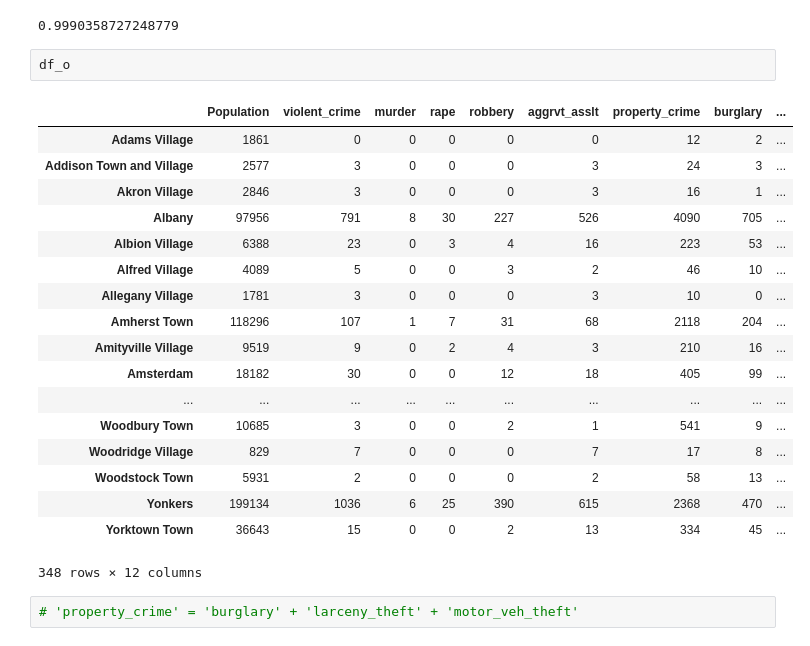
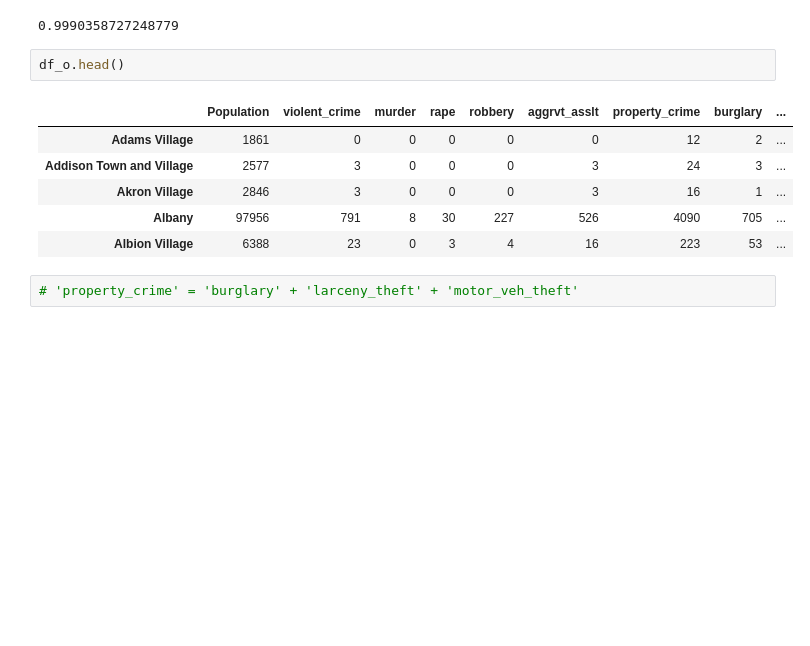
Before and after one commit to ryanlee213/exercises, a Jupyter notebook: ucr_fbi_1.ipynb, the cells around one changed output. Saved outputs shown, nothing was run; the diff lists cells and outputs as text; blank space fills up the shorter version.

```diff
--- a/ucr_fbi_1.ipynb
+++ b/ucr_fbi_1.ipynb
@@ -286,26 +286,14 @@ lm.rsquared
 # %% [output]
 0.9990358727248779
 # %%
-df_o
+df_o.head()
 # %% [output]
 |  | Population | violent_crime | murder | rape | robbery | aggrvt_asslt | property_crime | burglary | ... |
 | Adams Village | 1861 | 0 | 0 | 0 | 0 | 0 | 12 | 2 | ... |
 | Addison Town and Village | 2577 | 3 | 0 | 0 | 0 | 3 | 24 | 3 | ... |
 | Akron Village | 2846 | 3 | 0 | 0 | 0 | 3 | 16 | 1 | ... |
 | Albany | 97956 | 791 | 8 | 30 | 227 | 526 | 4090 | 705 | ... |
 | Albion Village | 6388 | 23 | 0 | 3 | 4 | 16 | 223 | 53 | ... |
-| Alfred Village | 4089 | 5 | 0 | 0 | 3 | 2 | 46 | 10 | ... |
-| Allegany Village | 1781 | 3 | 0 | 0 | 0 | 3 | 10 | 0 | ... |
-| Amherst Town | 118296 | 107 | 1 | 7 | 31 | 68 | 2118 | 204 | ... |
-| Amityville Village | 9519 | 9 | 0 | 2 | 4 | 3 | 210 | 16 | ... |
-| Amsterdam | 18182 | 30 | 0 | 0 | 12 | 18 | 405 | 99 | ... |
-| ... | ... | ... | ... | ... | ... | ... | ... | ... | ... |
-| Woodbury Town | 10685 | 3 | 0 | 0 | 2 | 1 | 541 | 9 | ... |
-| Woodridge Village | 829 | 7 | 0 | 0 | 0 | 7 | 17 | 8 | ... |
-| Woodstock Town | 5931 | 2 | 0 | 0 | 0 | 2 | 58 | 13 | ... |
-| Yonkers | 199134 | 1036 | 6 | 25 | 390 | 615 | 2368 | 470 | ... |
-| Yorktown Town | 36643 | 15 | 0 | 0 | 2 | 13 | 334 | 45 | ... |
-348 rows × 12 columns
 # %%
 # 'property_crime' = 'burglary' + 'larceny_theft' + 'motor_veh_theft'
 # %%
```
